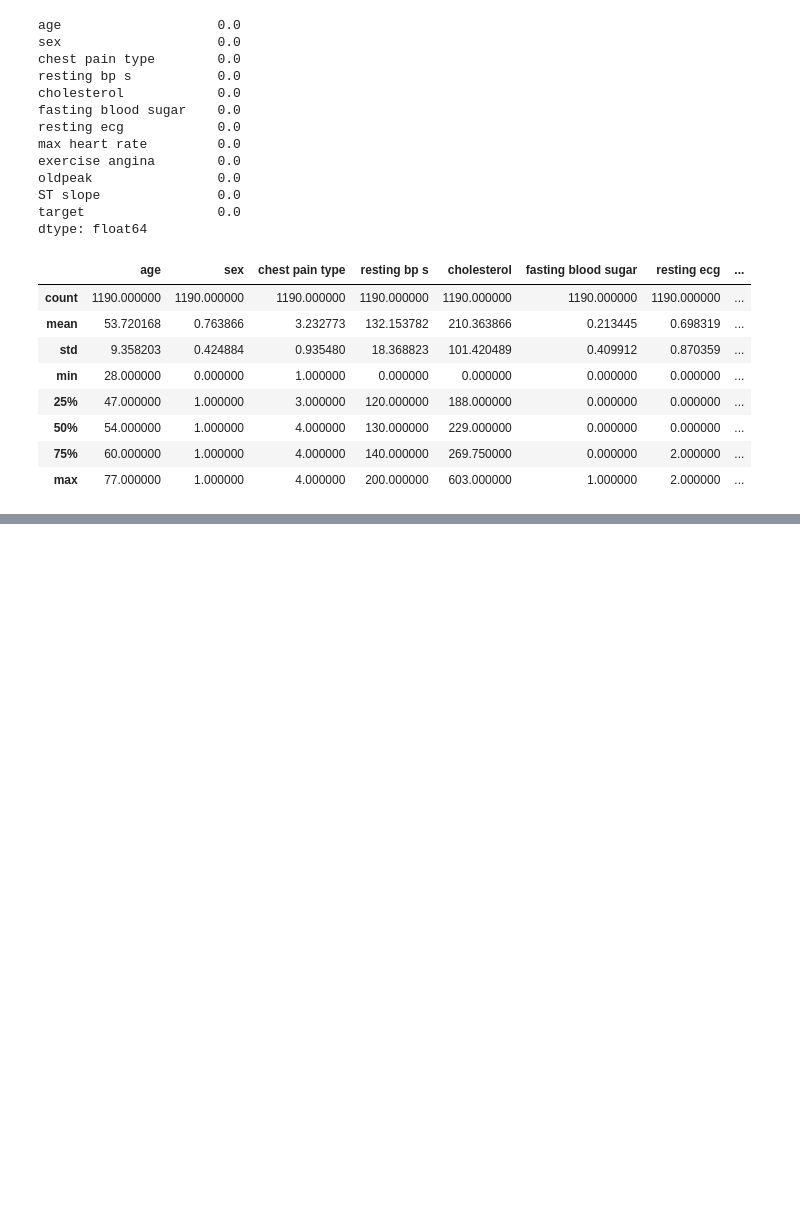
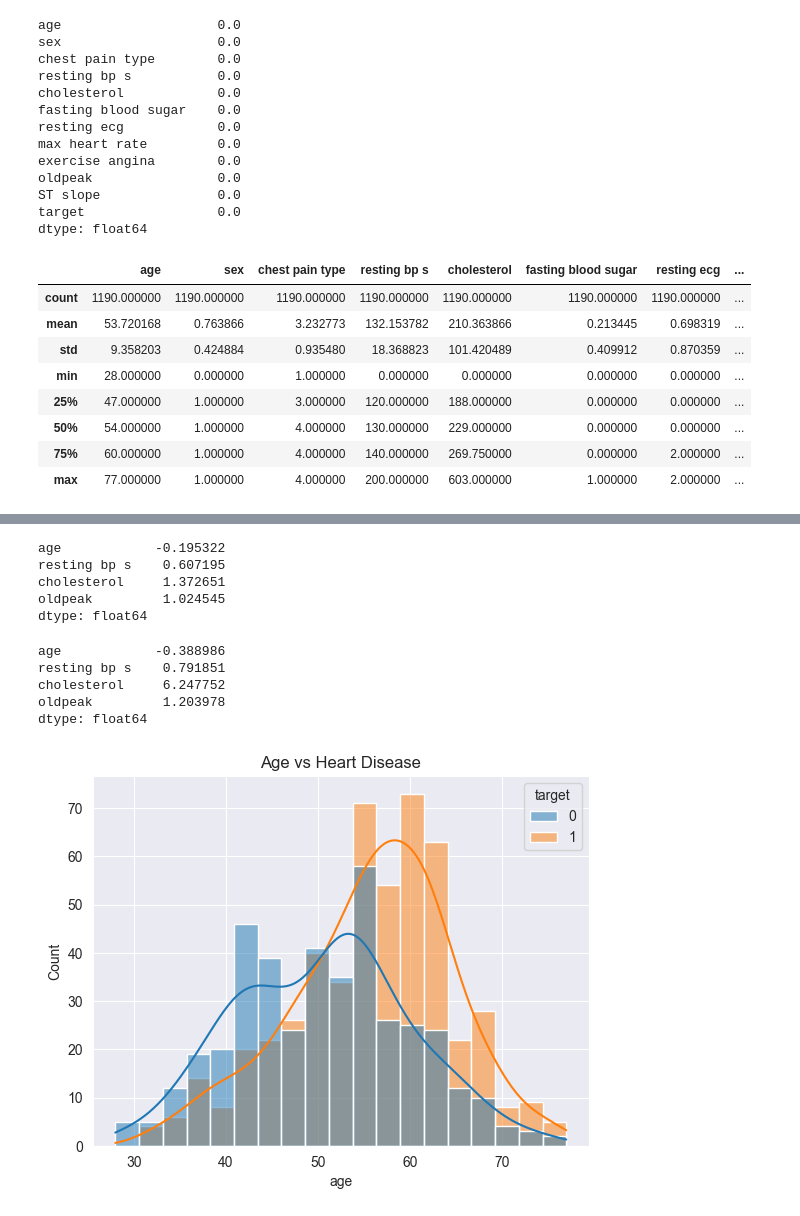
Before and after one commit to kardelenyurtkuran/heart-disease-prediction, a Jupyter notebook: notebooks/exploratory-data-analysis.ipynb, the cells around one changed output, grey strips where cells are left out. Saved outputs shown, nothing was run; the diff lists cells and outputs as text; code cells hidden in the pictures; blank space fills up the shorter version.

Commit message:
exploratory data analysis

```diff
--- a/notebooks/exploratory-data-analysis.ipynb
+++ b/notebooks/exploratory-data-analysis.ipynb
@@ -92,2 +75,4 @@ negative_zero_summary
 # %%
+# Cell 6: Duplicate Rows
 df.duplicated().sum()
+df.drop_duplicates(inplace=True)
@@ -95,0 +94,7 @@ np.int64(272)
+# %%
+# Cell 8
+#Remove rows where "resting bp s" is 0
+df = df[df["resting bp s"]!=0]
+#Replace rows where "cholesterol" is 0 with the mean value
+cholesterol_mean = df[df["cholesterol"]!=0]["cholesterol"].mean()
+df["cholesterol"] = df["cholesterol"].replace(0, cholesterol_mean)
@@ -95,0 +114,27 @@ np.int64(272)
+# %%
+# Cell 10: Skewness for continuous column
+continuous_columns = ["age", "resting bp s", "cholesterol", "oldpeak"]
+df[continuous_columns].skew()
+# %% [output]
+age            -0.195322
+resting bp s    0.607195
+cholesterol     1.372651
+oldpeak         1.024545
+dtype: float64
+# %%
+# Cell 11: Kurtosis for each column
+df[continuous_columns].kurtosis()
+# %% [output]
+age            -0.388986
+resting bp s    0.791851
+cholesterol     6.247752
+oldpeak         1.203978
+dtype: float64
+# %%
+#Cell 12: Data Visualization
+#Age-Target
+sns.histplot(data=df, x="age", hue="target", kde=True)
+plt.title("Age vs Heart Disease")
+plt.show()
+# %% [output]
+[figure, added]
```
Also changed, not shown: parts of 8 cells of this notebook.
